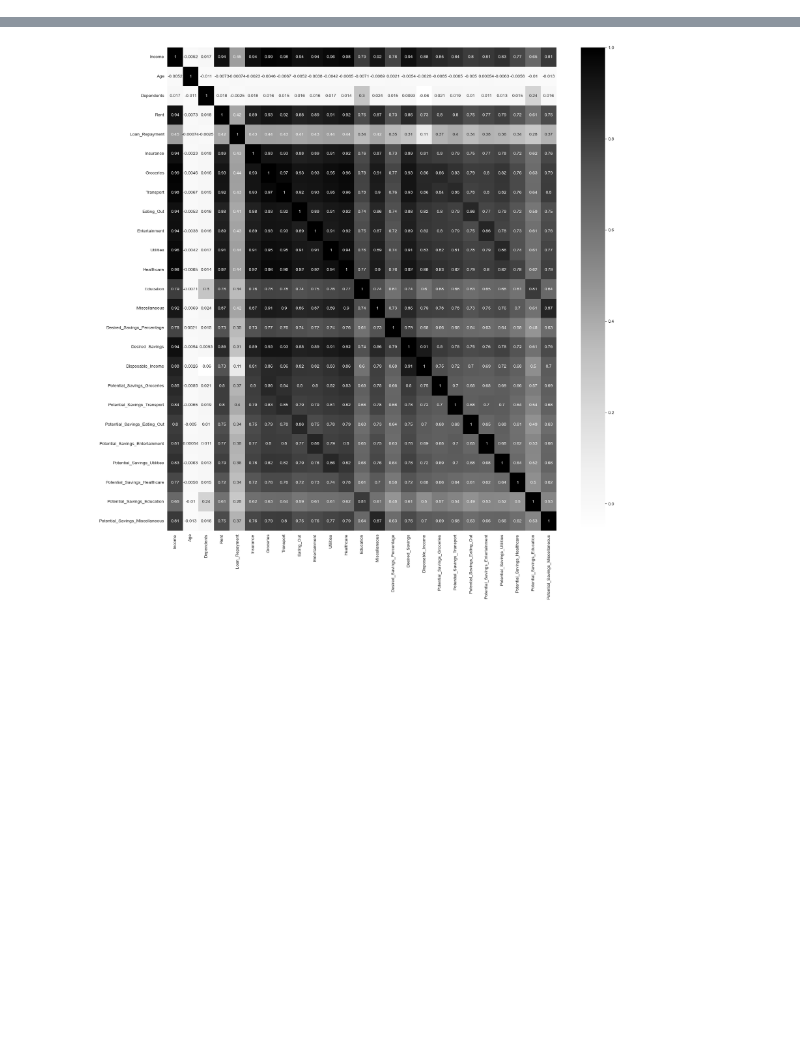
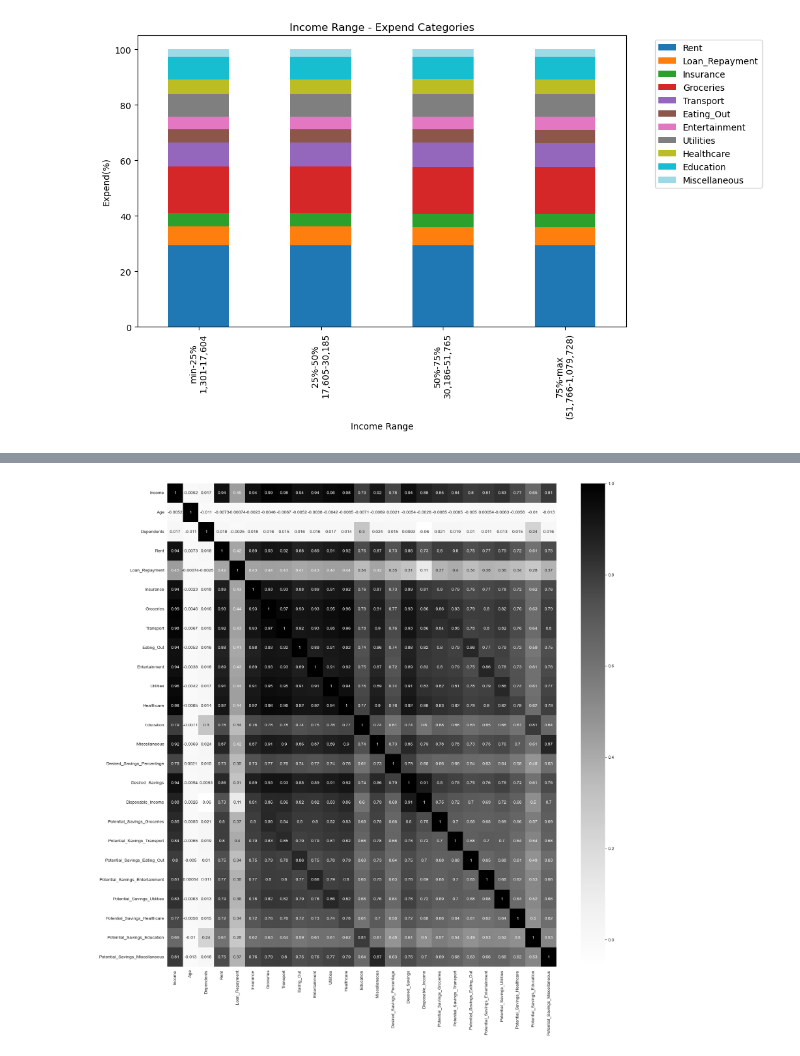
Before and after one commit to encore-ai-240909/eda_workspace, a Jupyter notebook: K3J1/EDA_notebook.ipynb, the cells around one changed output, grey strips where cells are left out. Cells and saved outputs as stored; diff of their text form; code cells hidden in the pictures; blank space fills up the shorter version.

```diff
--- a/K3J1/EDA_notebook.ipynb
+++ b/K3J1/EDA_notebook.ipynb
@@ -11,3 +11,28 @@ df = pd.read_csv('./data/data.csv')
 # 김희애 코드 시작
 # %%
 # 조은비 코드 시작
+
+#소득 범위 확인
+df['Income'].describe()
+
+# imcome 5개 범위별 지출
+income_bins = [1301.187, 17604.88, 30185.38, 51765.45, 1079728]
+income_labels = ["min-25%\n1,301-17,604", "25%-50%\n17,605-30,185",
+                 "50%-75%\n30,186-51,765", "75%-max\n(51,766-1,079,728)"]
+
+df['Income_Range'] = pd.cut(df['Income'], bins=income_bins, labels=income_labels)
+
+expend_columns = ['Rent', 'Loan_Repayment', 'Insurance', 'Groceries', 'Transport', 'Eating_Out', 'Entertainment', 'Utilities', 'Healthcare', 'Education', 'Miscellaneous']
+
+income_expend_avg = df.groupby('Income_Range')[expend_columns].mean()
+income_expend_avg_percent = income_expend_avg.div(income_expend_avg.sum(axis=1), axis=0) * 100
+
+# 누적막대그래프
+income_expend_avg_percent.plot(kind='bar', stacked=True, figsize=(10, 6), cmap="tab20")
+plt.title("Income Range - Expend Categories")
+plt.xlabel("Income Range")
+plt.ylabel("Expend(%)")
+plt.legend(bbox_to_anchor=(1.05, 1))
+plt.show()
+# %% [output]
+[figure, added]
```
Also changed, not shown: parts of 1 cell of this notebook.
